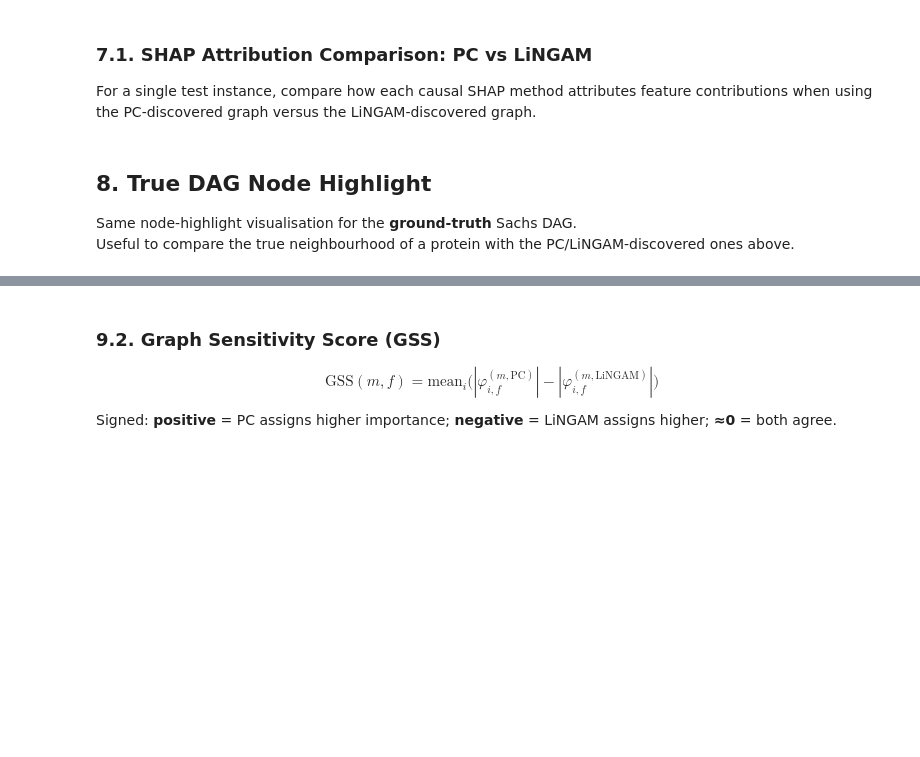
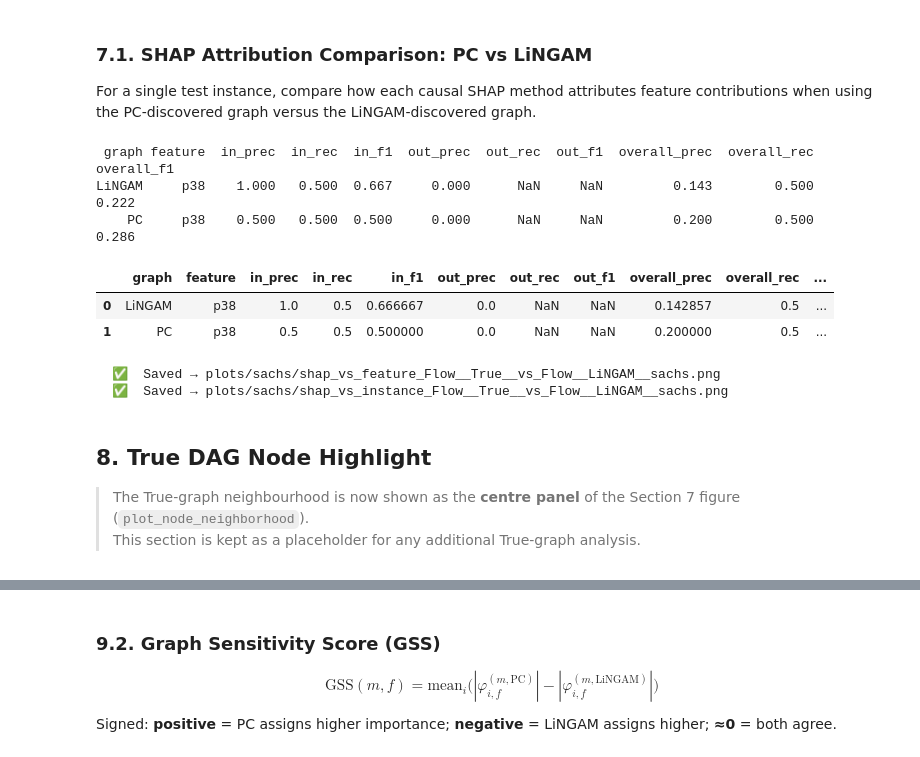
Before and after one commit to juanriosg12/master_thesis, a Jupyter notebook: notebooks/real_data_analysis.ipynb, the cells around one changed output, grey strips where cells are left out. Drawn from its saved outputs; the diff is of its cells as text; code cells hidden in the pictures; blank space fills up the shorter version.

```diff
--- a/notebooks/real_data_analysis.ipynb
+++ b/notebooks/real_data_analysis.ipynb
@@ -363,16 +364,16 @@ G_true,   td_true,   lvg_true,   src_true,   y_true,   ml_true   = build_dag_gra
 G_pc,     td_pc,     lvg_pc,     src_pc,     y_pc,     ml_pc     = build_dag_graph(pc_adj,     pc_names)
 G_lingam, td_lingam, lvg_lingam, src_lingam, y_lingam, ml_lingam = build_dag_graph(lingam_adj, lingam_names)
 
-pos_true   = make_dag_pos(lvg_true,   ml_true)
-pos_pc     = make_dag_pos(lvg_pc,     ml_pc)
-pos_lingam = make_dag_pos(lvg_lingam, ml_lingam)
+# pos_true   = make_dag_pos(lvg_true,   ml_true)
+# pos_pc     = make_dag_pos(lvg_pc,     ml_pc)
+# pos_lingam = make_dag_pos(lvg_lingam, ml_lingam)
 
-# ── 2-panel figure: PC | LiNGAM ──────────────────────────────────────────────
-fig_dags = plot_dag_comparison(
-    G_pc, pos_pc, td_pc, src_pc, y_pc, ml_pc,
-    G_lingam, pos_lingam, td_lingam, src_lingam, y_lingam, ml_lingam,
-    DATASET, PROX_PALETTE, save_dir=PLOTS_DIR,
-)
+# # ── 2-panel figure: PC | LiNGAM ──────────────────────────────────────────────
+# fig_dags = plot_dag_comparison(
+#     G_pc, pos_pc, td_pc, src_pc, y_pc, ml_pc,
+#     G_lingam, pos_lingam, td_lingam, src_lingam, y_lingam, ml_lingam,
+#     DATASET, PROX_PALETTE, save_dir=PLOTS_DIR,
+# )
 
 # ── Comparison table: True | PC | LiNGAM ─────────────────────────────────────
 rows_table = {}
@@ -413,4 +414,12 @@ print('─' * 54)
 print(f"  {'Precision':<30} {pc_prec:>10.3f} {lingam_prec:>10.3f}")
 print(f"  {'Recall':<30} {pc_rec:>10.3f} {lingam_rec:>10.3f}")
 print(f"  {'F1':<30} {pc_f1:>10.3f} {lingam_f1:>10.3f}")
+
+# ── X-only adjacency blocks & node accuracy ───────────────────────────────────
+true_adj_xx         = true_adj[:n_features, :n_features]
+pc_train_adj_xx     = np.load(CAUSAL_DIR / f'{DATASET}_pc_train_adjacency.npy')
+lingam_train_adj_xx = np.load(CAUSAL_DIR / f'{DATASET}_lingam_train_adjacency.npy')
+
+node_acc_pc     = compute_node_accuracy(true_adj_xx, pc_train_adj_xx,     feature_names)
+node_acc_lingam = compute_node_accuracy(true_adj_xx, lingam_train_adj_xx, feature_names)
 # %% [output]
@@ -483,37 +493,50 @@ fig_scatter = plot_shap_scatter_pc_vs_lingam(
     method = "Causal",
     features=HIGHLIGHT_FEATURES,
 )
+# %%
+# ── Node-level causal accuracy for the highlighted feature ────────────────────
+get_node_accuracy(
+    HIGHLIGHT_FEATURES,
+    {'PC': node_acc_pc, 'LiNGAM': node_acc_lingam},
+)
+# %% [output]
+ graph feature  in_prec  in_rec  in_f1  out_prec  out_rec  out_f1  overall_prec  overall_rec  overall_f1
+LiNGAM     p38    1.000   0.500  0.667     0.000      NaN     NaN         0.143        0.500       0.222
+    PC     p38    0.500   0.500  0.500     0.000      NaN     NaN         0.200        0.500       0.286
+|  | graph | feature | in_prec | in_rec | in_f1 | out_prec | out_rec | out_f1 | overall_prec | overall_rec | ... |
+| 0 | LiNGAM | p38 | 1.0 | 0.5 | 0.666667 | 0.0 | NaN | NaN | 0.142857 | 0.5 | ... |
+| 1 | PC | p38 | 0.5 | 0.5 | 0.500000 | 0.0 | NaN | NaN | 0.200000 | 0.5 | ... |
 # %%
-import importlib
-import shapley_comparison_plots as scp
-importlib.reload(scp)
-
-features_names = ["erk"]
-baseline = "Flow (True)"
-compared = "Flow (LiNGAM)"
+baseline = 'Flow (True)'
+compared = 'Flow (LiNGAM)'
 
 # SHAP vs Feature Value
-scp.plot_shap_vs_feature(
+plot_shap_vs_feature(
     shap_data, feature_names, x_test,
     method_1=baseline,
     method_2=compared,
-    features=features_names,
+    features=HIGHLIGHT_FEATURES,
     dataset=DATASET,
+    save_dir=PLOTS_DIR,
 )
 
 # SHAP vs Instance
-scp.plot_shap_vs_instance(
+plot_shap_vs_instance(
     shap_data, feature_names,
     method_1=baseline,
     method_2=compared,
-    features=features_names,
+    features=HIGHLIGHT_FEATURES,
     # instance_idx=instance_idx,   # optional — None = all instances
     dataset=DATASET,
-    mode="markers",              # or "lines+markers"
+    mode='markers',              # or "lines+markers"
+    save_dir=PLOTS_DIR,
 )
+# %% [output]
+  ✅  Saved → plots/sachs/shap_vs_feature_Flow__True__vs_Flow__LiNGAM__sachs.png
+  ✅  Saved → plots/sachs/shap_vs_instance_Flow__True__vs_Flow__LiNGAM__sachs.png
 # %% [markdown]
 ## 8. True DAG Node Highlight
 
-Same node-highlight visualisation for the **ground-truth** Sachs DAG.
-Useful to compare the true neighbourhood of a protein with the PC/LiNGAM-discovered ones above.
+> The True-graph neighbourhood is now shown as the **centre panel** of the Section 7 figure (`plot_node_neighborhood`).
+> This section is kept as a placeholder for any additional True-graph analysis.
 # %%
```
Also changed, not shown: parts of 12 cells of this notebook, 29 other files.
